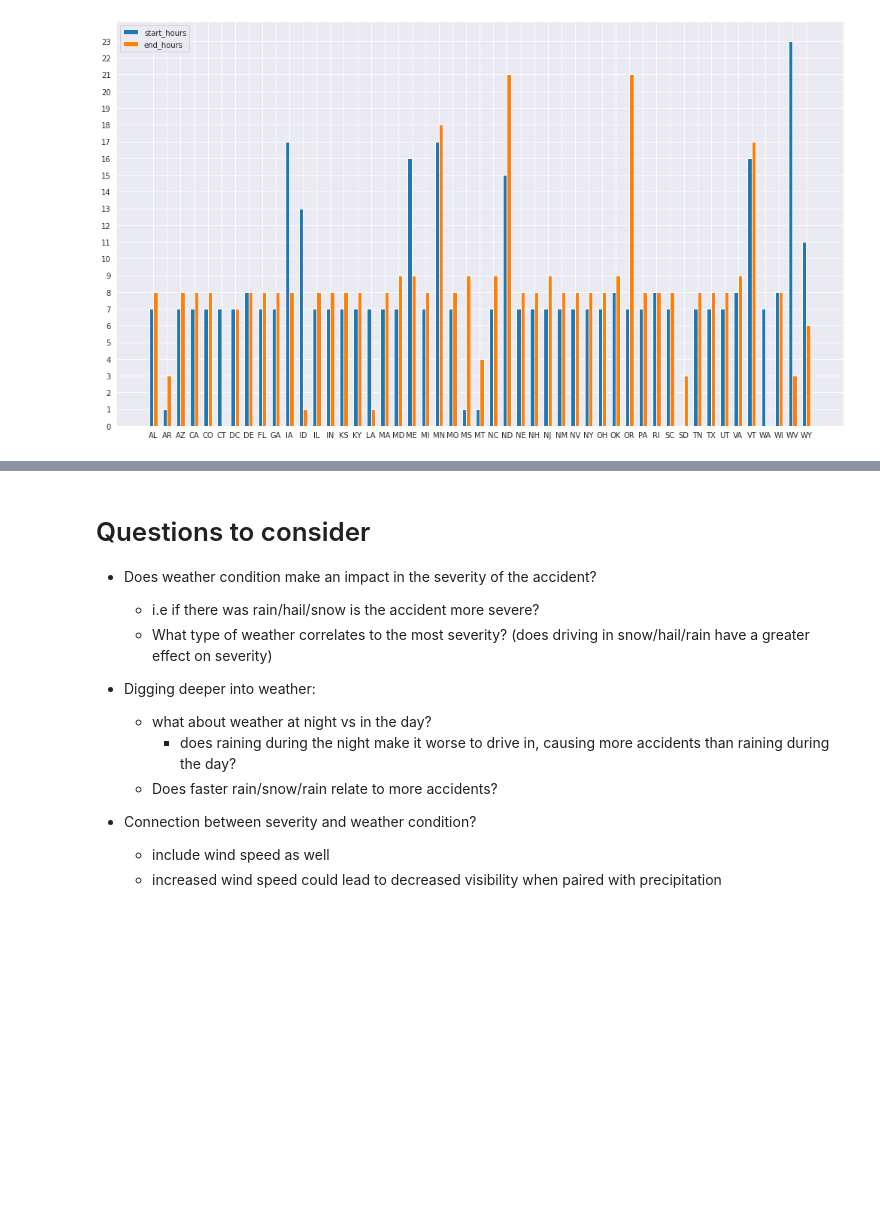
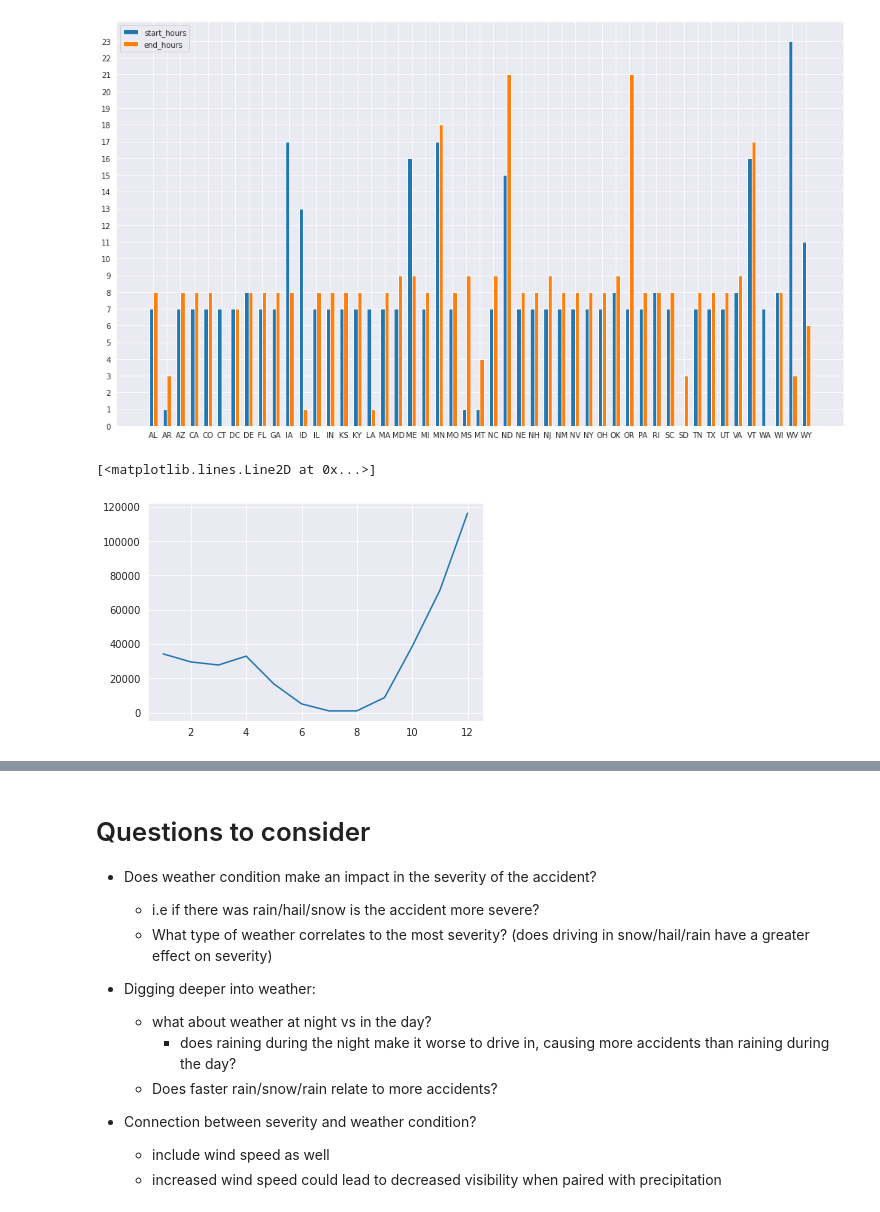
Before and after one commit to lodi-m/US-Traffic-Accidents-Analysis, a Jupyter notebook: EDA_us_accidents.ipynb, the cells around one changed output, grey strips where cells are left out. Drawn from its saved outputs; the diff is of its cells as text; code cells hidden in the pictures; blank space fills up the shorter version.

Commit message:
start weather analysis

```diff
--- a/EDA_us_accidents.ipynb
+++ b/EDA_us_accidents.ipynb
@@ -345,3 +347,16 @@ fig.tight_layout()
 plt.show()
 # %% [output]
 [figure]
+# %%
+holiday_df = pd.DataFrame({
+    'ID': weather_df.ID,
+    'State': weather_df.State,
+    'start_time': pd.to_datetime(weather_df['Start_Time']),
+    'year': pd.to_datetime(weather_df['Start_Time']).dt.year,
+    'month': pd.to_datetime(weather_df['Start_Time']).dt.month
+    })
+# %%
+plt.plot(holiday_df.groupby(by='month')['ID'].count())
+# %% [output]
+[<matplotlib.lines.Line2D at 0x...>]
+[figure, added]
```
Also changed, not shown: parts of 13 cells of this notebook.
